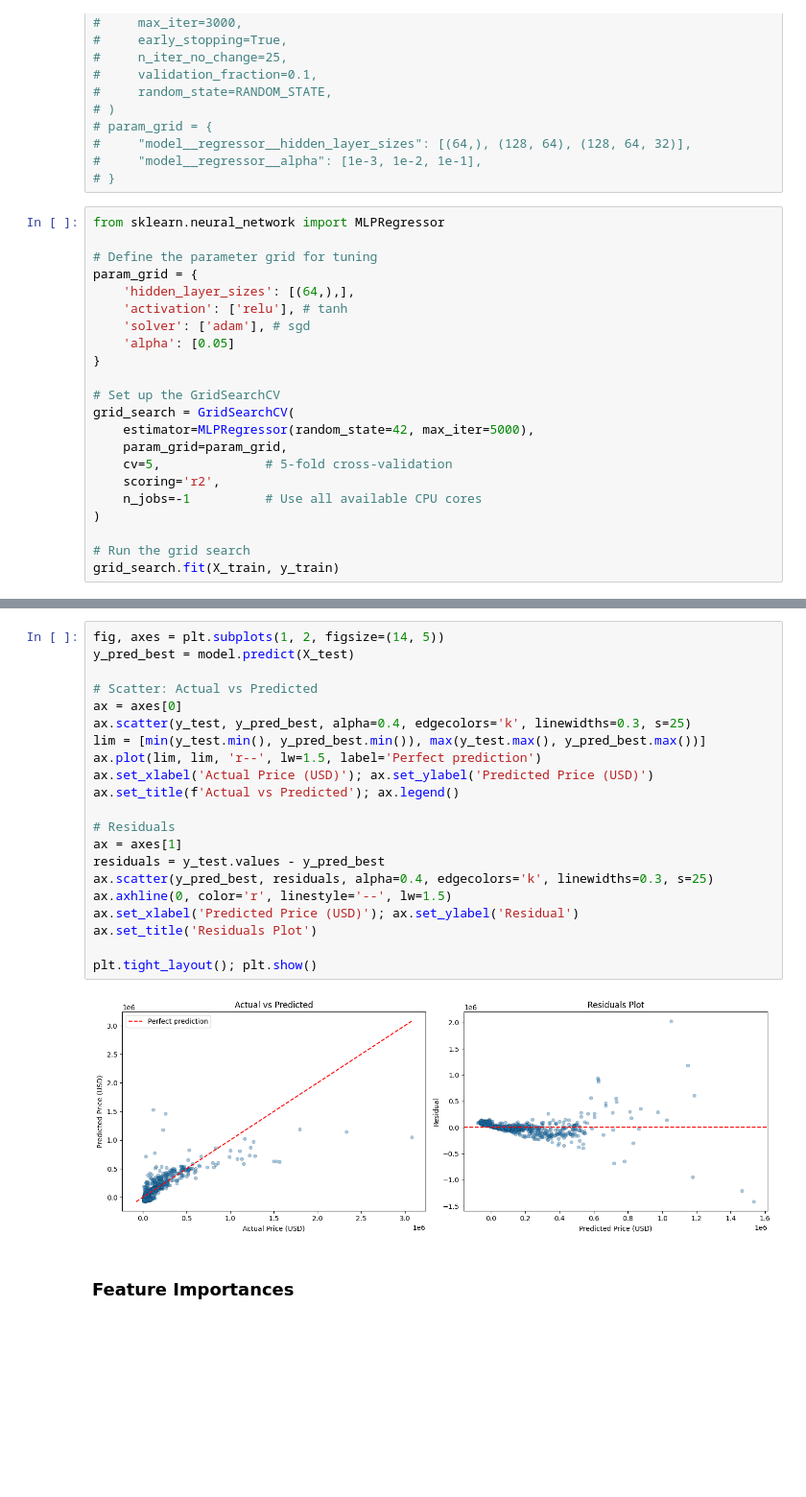
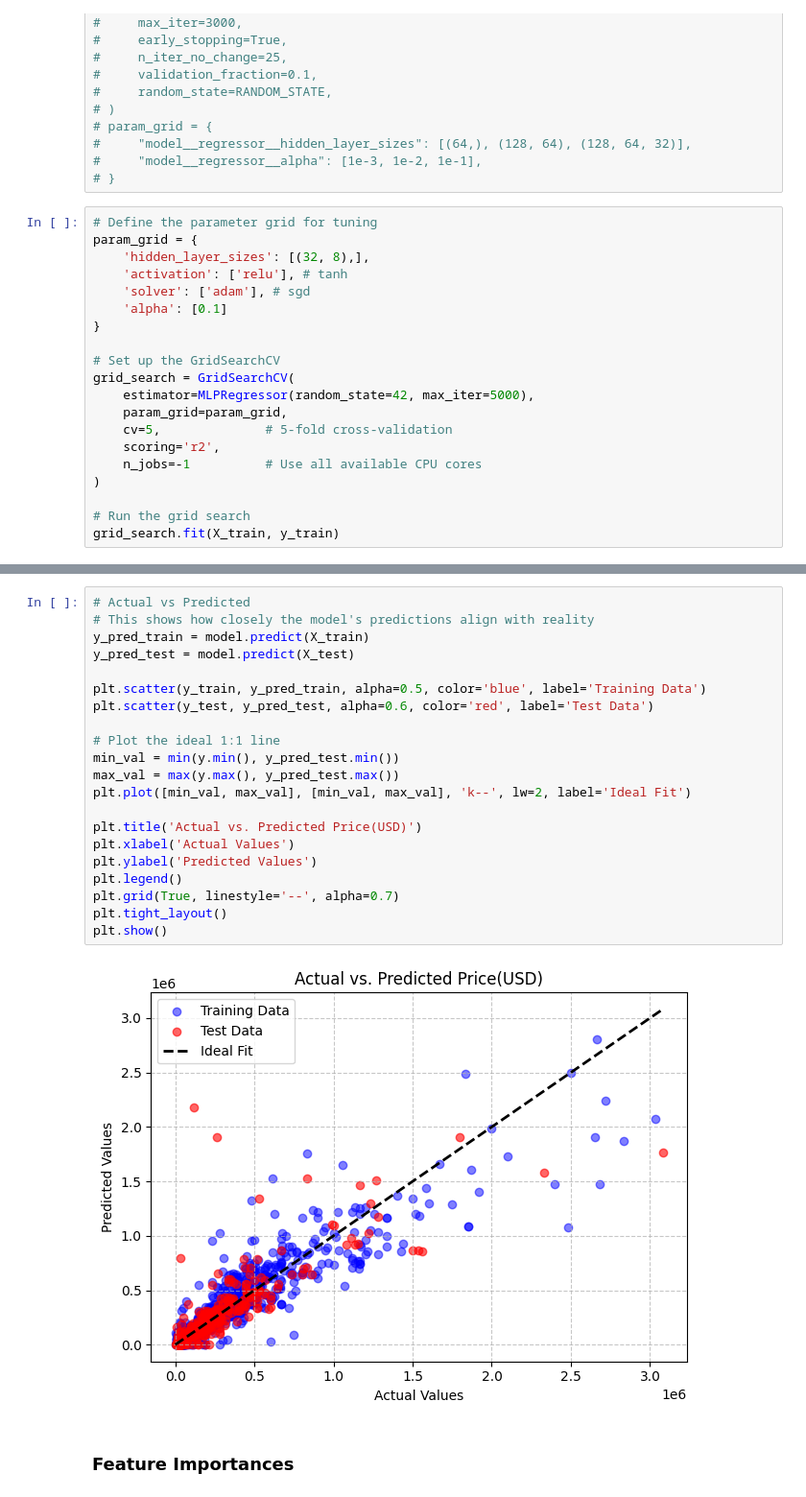
Before and after one commit to Reza-Zng/House-Price-Prediction, a Jupyter notebook: src/MLP_Model.ipynb, the cells around one changed output, grey strips where cells are left out. Shown at 96% size. Drawn from its saved outputs; the diff is of its cells as text; blank space fills up the shorter version.

```diff
--- a/src/MLP_Model.ipynb
+++ b/src/MLP_Model.ipynb
@@ -61,14 +62,12 @@ Train: (2752, 196)  |  Test: (688, 196)
 #     "model__regressor__alpha": [1e-3, 1e-2, 1e-1],
 # }
 # %%
-from sklearn.neural_network import MLPRegressor
-
 # Define the parameter grid for tuning
 param_grid = {
-    'hidden_layer_sizes': [(64,),],
+    'hidden_layer_sizes': [(32, 8),],
     'activation': ['relu'], # tanh
     'solver': ['adam'], # sgd
-    'alpha': [0.05]
+    'alpha': [0.1]
 }
 
 # Set up the GridSearchCV
@@ -120,26 +133,26 @@ Model Performance On Test set:
 # %%
-fig, axes = plt.subplots(1, 2, figsize=(14, 5))
-y_pred_best = model.predict(X_test)
+# Actual vs Predicted
+# This shows how closely the model's predictions align with reality
+y_pred_train = model.predict(X_train)
+y_pred_test = model.predict(X_test)
 
-# Scatter: Actual vs Predicted
-ax = axes[0]
-ax.scatter(y_test, y_pred_best, alpha=0.4, edgecolors='k', linewidths=0.3, s=25)
-lim = [min(y_test.min(), y_pred_best.min()), max(y_test.max(), y_pred_best.max())]
-ax.plot(lim, lim, 'r--', lw=1.5, label='Perfect prediction')
-ax.set_xlabel('Actual Price (USD)'); ax.set_ylabel('Predicted Price (USD)')
-ax.set_title(f'Actual vs Predicted'); ax.legend()
+plt.scatter(y_train, y_pred_train, alpha=0.5, color='blue', label='Training Data')
+plt.scatter(y_test, y_pred_test, alpha=0.6, color='red', label='Test Data')
 
-# Residuals
-ax = axes[1]
-residuals = y_test.values - y_pred_best
-ax.scatter(y_pred_best, residuals, alpha=0.4, edgecolors='k', linewidths=0.3, s=25)
-ax.axhline(0, color='r', linestyle='--', lw=1.5)
-ax.set_xlabel('Predicted Price (USD)'); ax.set_ylabel('Residual')
-ax.set_title('Residuals Plot')
+# Plot the ideal 1:1 line
+min_val = min(y.min(), y_pred_test.min())
+max_val = max(y.max(), y_pred_test.max())
+plt.plot([min_val, max_val], [min_val, max_val], 'k--', lw=2, label='Ideal Fit')
 
-plt.tight_layout(); plt.show()
+plt.title('Actual vs. Predicted Price(USD)')
+plt.xlabel('Actual Values')
+plt.ylabel('Predicted Values')
+plt.legend()
+plt.grid(True, linestyle='--', alpha=0.7)
+plt.tight_layout()
+plt.show()
 # %% [output]
-[figure, old version]
+[figure, new version]
 # %% [markdown]
 ### Feature Importances
 # %%
```
Also changed, not shown: parts of 6 cells of this notebook, 1 other file.
